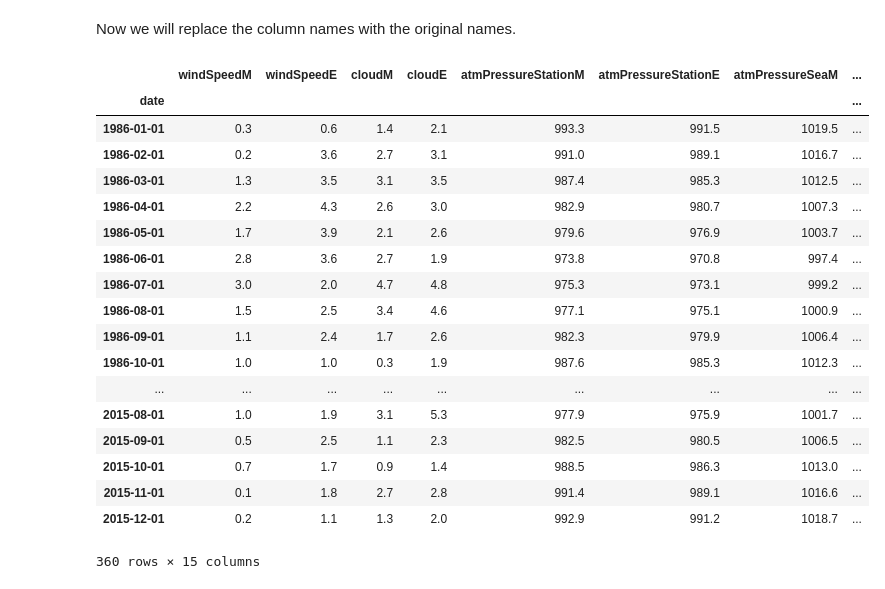
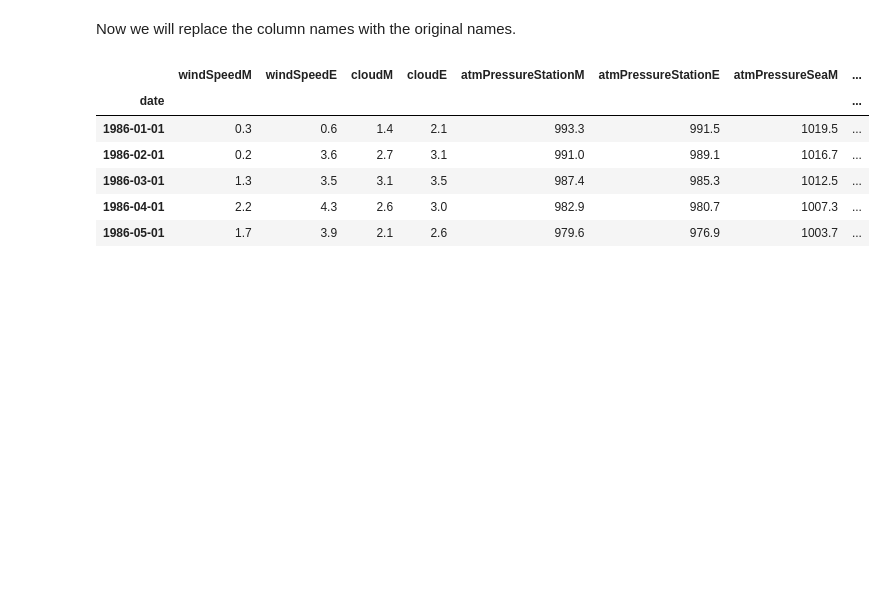
Before and after one commit to jarryJafery/python, a Jupyter notebook: pythonCodes/LahoreWeatherAnalysis.ipynb, the cells around one changed output. Cells and saved outputs as stored; diff of their text form; code cells hidden in the pictures; blank space fills up the shorter version.

```diff
--- a/pythonCodes/LahoreWeatherAnalysis.ipynb
+++ b/pythonCodes/LahoreWeatherAnalysis.ipynb
@@ -301,24 +301,12 @@ dat.rename(columns={'ff2':'windSpeedM','ff3':'windSpeedE','n2':'cloudM','n3':'cl
                     'tntn':'meanMinTemp','txtx':'meanMaxTemp','uu2':'humidityM','uu3':'humidityE','vp2':'vapourPressureM',\
                     'vp3':'vapourPressureE'},inplace=True)
 # %%
-dat
+dat.head()
 # %% [output]
 |  | windSpeedM | windSpeedE | cloudM | cloudE | atmPressureStationM | atmPressureStationE | atmPressureSeaM | ... |
 | date |  |  |  |  |  |  |  | ... |
 | 1986-01-01 | 0.3 | 0.6 | 1.4 | 2.1 | 993.3 | 991.5 | 1019.5 | ... |
 | 1986-02-01 | 0.2 | 3.6 | 2.7 | 3.1 | 991.0 | 989.1 | 1016.7 | ... |
 | 1986-03-01 | 1.3 | 3.5 | 3.1 | 3.5 | 987.4 | 985.3 | 1012.5 | ... |
 | 1986-04-01 | 2.2 | 4.3 | 2.6 | 3.0 | 982.9 | 980.7 | 1007.3 | ... |
 | 1986-05-01 | 1.7 | 3.9 | 2.1 | 2.6 | 979.6 | 976.9 | 1003.7 | ... |
-| 1986-06-01 | 2.8 | 3.6 | 2.7 | 1.9 | 973.8 | 970.8 | 997.4 | ... |
-| 1986-07-01 | 3.0 | 2.0 | 4.7 | 4.8 | 975.3 | 973.1 | 999.2 | ... |
-| 1986-08-01 | 1.5 | 2.5 | 3.4 | 4.6 | 977.1 | 975.1 | 1000.9 | ... |
-| 1986-09-01 | 1.1 | 2.4 | 1.7 | 2.6 | 982.3 | 979.9 | 1006.4 | ... |
-| 1986-10-01 | 1.0 | 1.0 | 0.3 | 1.9 | 987.6 | 985.3 | 1012.3 | ... |
-| ... | ... | ... | ... | ... | ... | ... | ... | ... |
-| 2015-08-01 | 1.0 | 1.9 | 3.1 | 5.3 | 977.9 | 975.9 | 1001.7 | ... |
-| 2015-09-01 | 0.5 | 2.5 | 1.1 | 2.3 | 982.5 | 980.5 | 1006.5 | ... |
-| 2015-10-01 | 0.7 | 1.7 | 0.9 | 1.4 | 988.5 | 986.3 | 1013.0 | ... |
-| 2015-11-01 | 0.1 | 1.8 | 2.7 | 2.8 | 991.4 | 989.1 | 1016.6 | ... |
-| 2015-12-01 | 0.2 | 1.1 | 1.3 | 2.0 | 992.9 | 991.2 | 1018.7 | ... |
-360 rows × 15 columns
```
